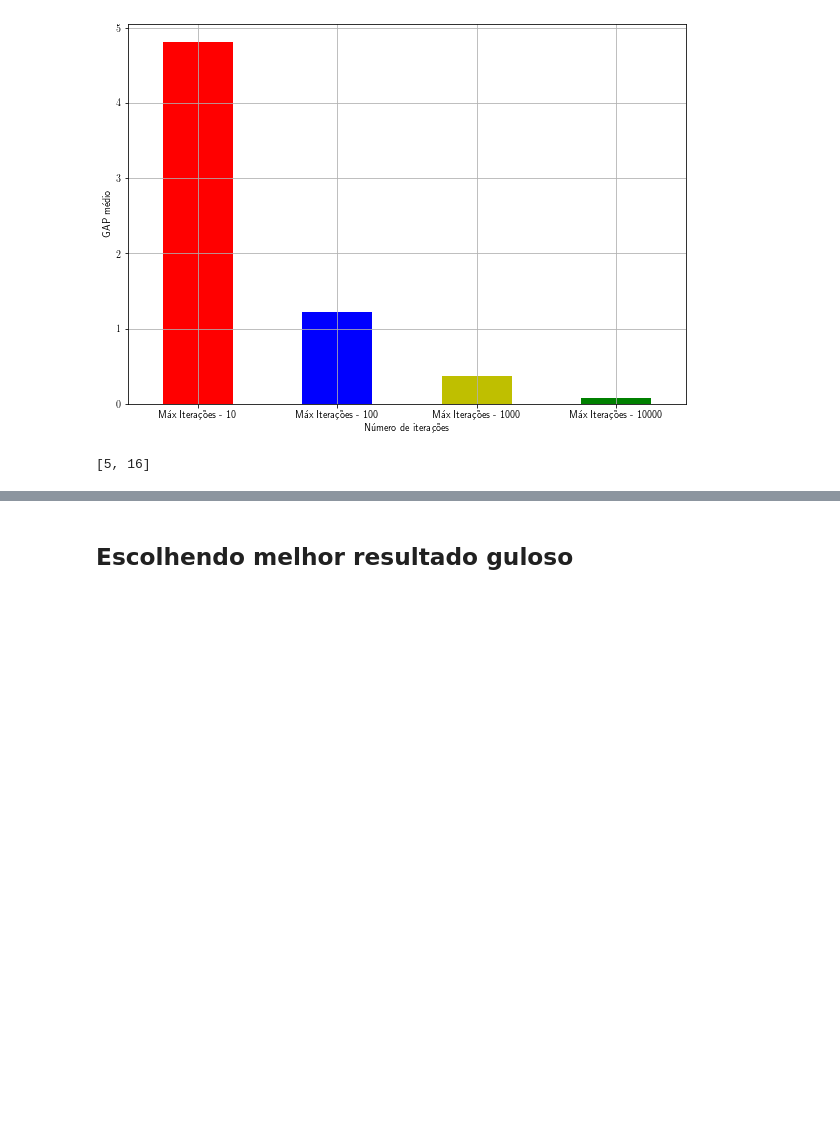
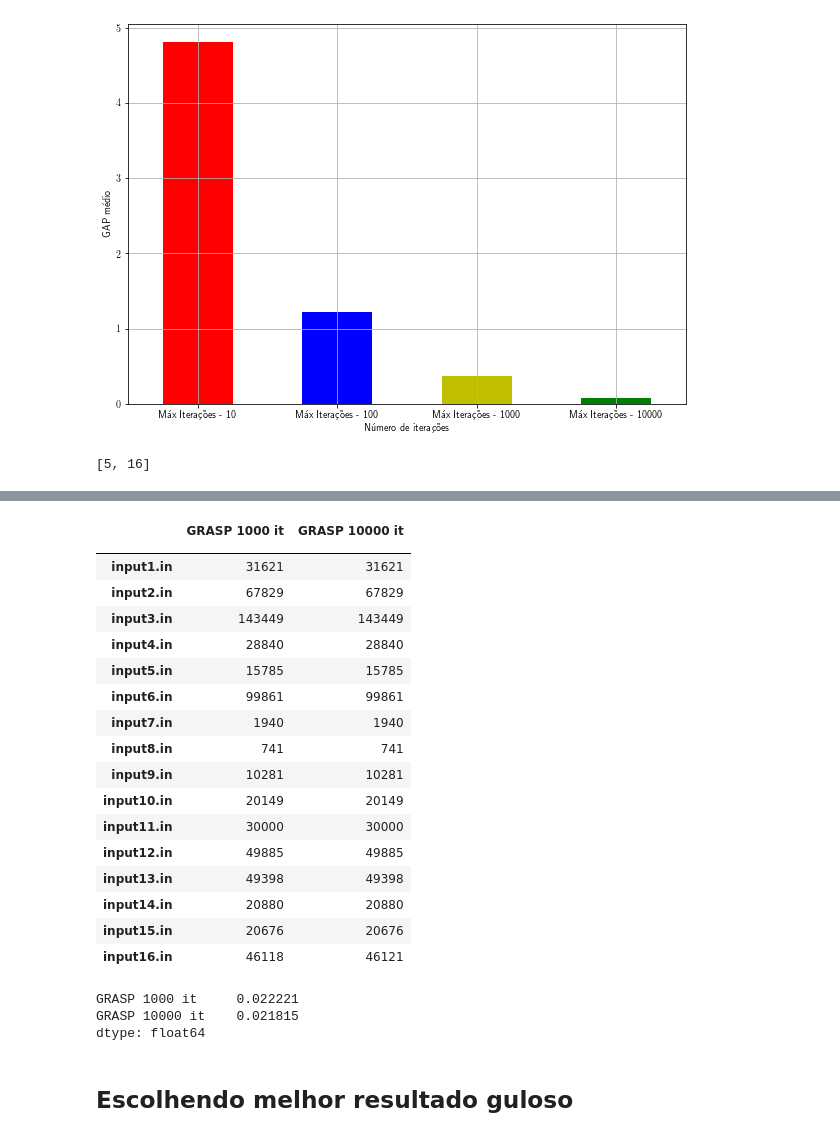
Before and after one commit to danbailo/T1-Teoria-Computacao, a Jupyter notebook: src/Trabalho 1 - Teoria da Computação.ipynb, the cells around one changed output, grey strips where cells are left out. Saved outputs shown, nothing was run; the diff lists cells and outputs as text; code cells hidden in the pictures; blank space fills up the shorter version.

```diff
--- a/src/Trabalho 1 - Teoria da Computação.ipynb
+++ b/src/Trabalho 1 - Teoria da Computação.ipynb
@@ -122,0 +143,2 @@ gap_grasp.columns = ["GRASP"]
+# %%
+grasp_1k = grasp[['Máx Iterações - 1000']]
@@ -122,0 +160,5 @@ gap_grasp.columns = ["GRASP"]
+# %%
+grasp_1k = grasp_1k.xs('Janela - 7',axis=0,level="Janelas")
+# %%
+grasp_1k.index.name = ""
+grasp_1k.columns = ["GRASP 1000 it"]
@@ -122,0 +214,21 @@ gap_grasp.columns = ["GRASP"]
+# %%
+grasp_compare
+# %% [output]
+|  | GRASP 1000 it | GRASP 10000 it |
+|  |  |  |
+| input1.in | 31621 | 31621 |
+| input2.in | 67829 | 67829 |
+| input3.in | 143449 | 143449 |
+| input4.in | 28840 | 28840 |
+| input5.in | 15785 | 15785 |
+| input6.in | 99861 | 99861 |
+| input7.in | 1940 | 1940 |
+| input8.in | 741 | 741 |
+| input9.in | 10281 | 10281 |
+| input10.in | 20149 | 20149 |
+| input11.in | 30000 | 30000 |
+| input12.in | 49885 | 49885 |
+| input13.in | 49398 | 49398 |
+| input14.in | 20880 | 20880 |
+| input15.in | 20676 | 20676 |
+| input16.in | 46118 | 46121 |
@@ -123 +237,7 @@ gap_grasp.columns = ["GRASP"]
+# %%
+gap_grasp.mean()
+# %% [output]
+GRASP 1000 it     0.022221
+GRASP 10000 it    0.021815
+dtype: float64
 # %%
```
Also changed, not shown: parts of 30 cells of this notebook, 2 other files.
